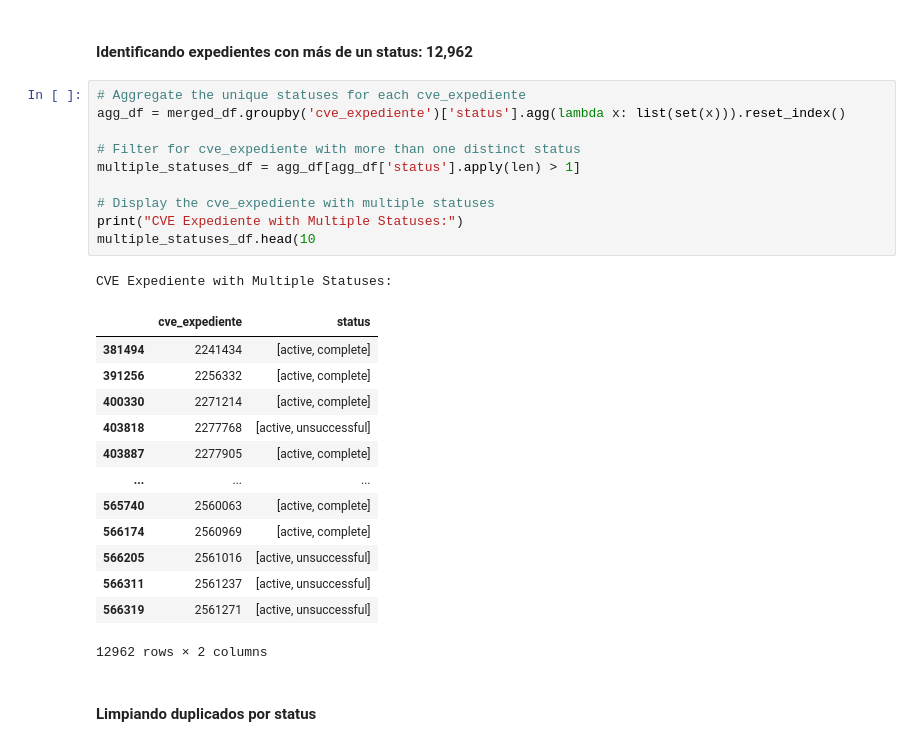
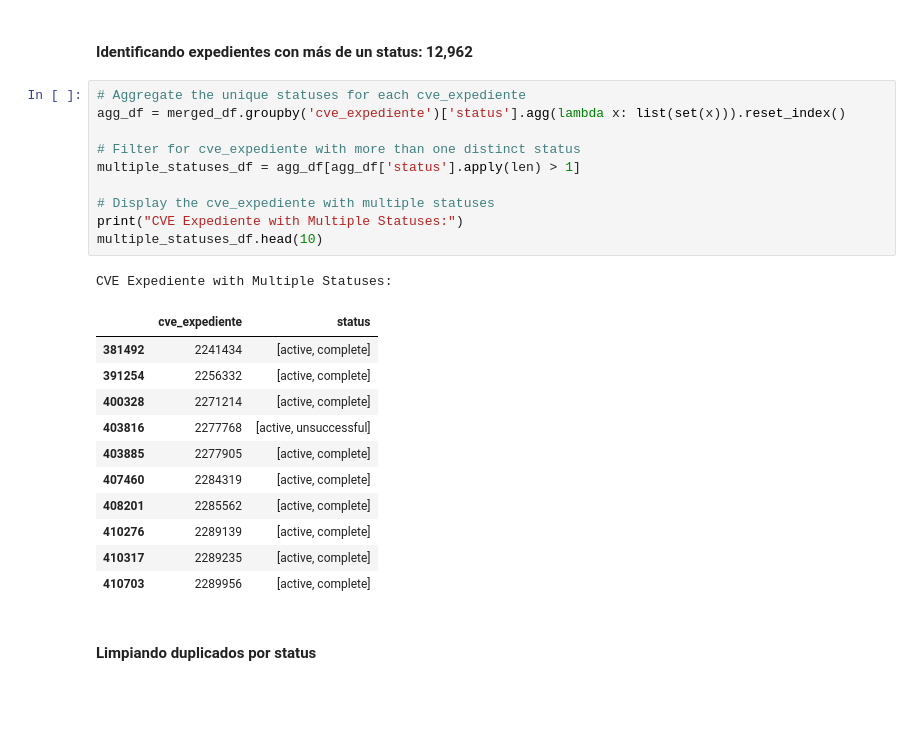
Before and after one commit to DGRIA/Anticorruption_ETL_MEX, a Jupyter notebook: src/templates/3_Data_Cleaning_Parquet.ipynb, the cells around one changed output. Saved outputs shown, nothing was run; the diff lists cells and outputs as text; blank space fills up the shorter version.

```diff
--- a/src/templates/3_Data_Cleaning_Parquet.ipynb
+++ b/src/templates/3_Data_Cleaning_Parquet.ipynb
@@ -242,28 +248,26 @@ Distinct Statuses Across DataFrame:
 # %%
 # Aggregate the unique statuses for each cve_expediente
 agg_df = merged_df.groupby('cve_expediente')['status'].agg(lambda x: list(set(x))).reset_index()
 
 # Filter for cve_expediente with more than one distinct status
 multiple_statuses_df = agg_df[agg_df['status'].apply(len) > 1]
 
 # Display the cve_expediente with multiple statuses
 print("CVE Expediente with Multiple Statuses:")
-multiple_statuses_df.head(10
+multiple_statuses_df.head(10)
 # %% [output]
 CVE Expediente with Multiple Statuses:
 |  | cve_expediente | status |
-| 381494 | 2241434 | [active, complete] |
-| 391256 | 2256332 | [active, complete] |
-| 400330 | 2271214 | [active, complete] |
-| 403818 | 2277768 | [active, unsuccessful] |
-| 403887 | 2277905 | [active, complete] |
-| ... | ... | ... |
-| 565740 | 2560063 | [active, complete] |
-| 566174 | 2560969 | [active, complete] |
-| 566205 | 2561016 | [active, unsuccessful] |
-| 566311 | 2561237 | [active, unsuccessful] |
-| 566319 | 2561271 | [active, unsuccessful] |
+| 381492 | 2241434 | [active, complete] |
+| 391254 | 2256332 | [active, complete] |
+| 400328 | 2271214 | [active, complete] |
+| 403816 | 2277768 | [active, unsuccessful] |
+| 403885 | 2277905 | [active, complete] |
+| 407460 | 2284319 | [active, complete] |
+| 408201 | 2285562 | [active, complete] |
+| 410276 | 2289139 | [active, complete] |
+| 410317 | 2289235 | [active, complete] |
+| 410703 | 2289956 | [active, complete] |
-12962 rows × 2 columns
 # %% [markdown]
 #### Limpiando duplicados por status
 # %%
```
Also changed, not shown: parts of 21 cells of this notebook.
